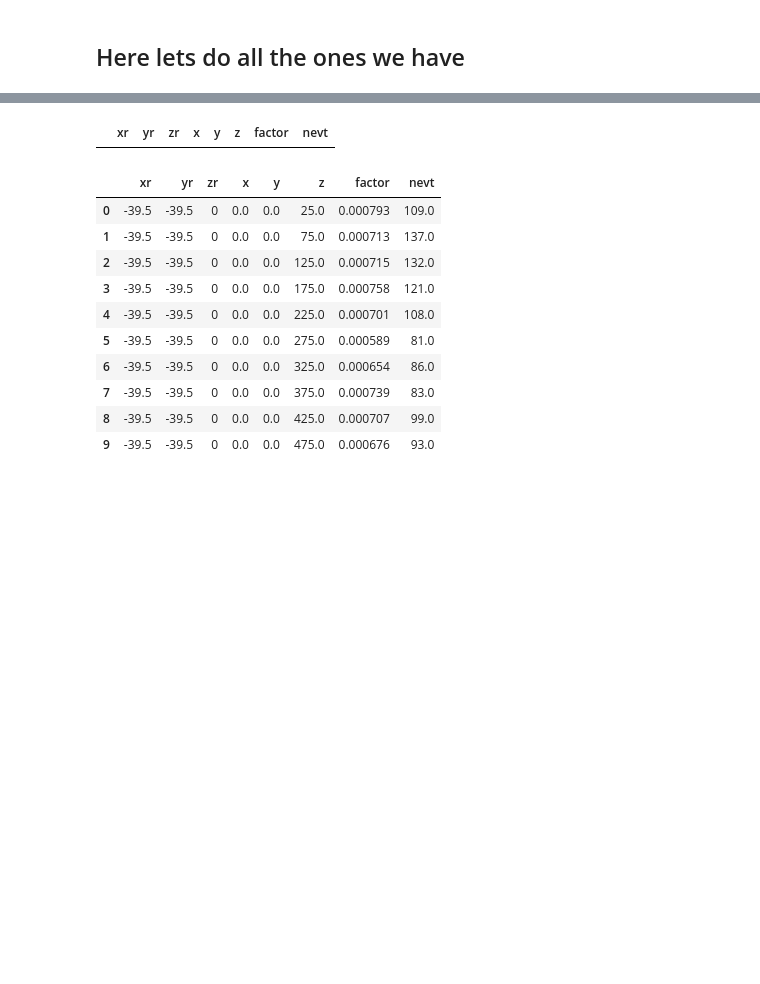
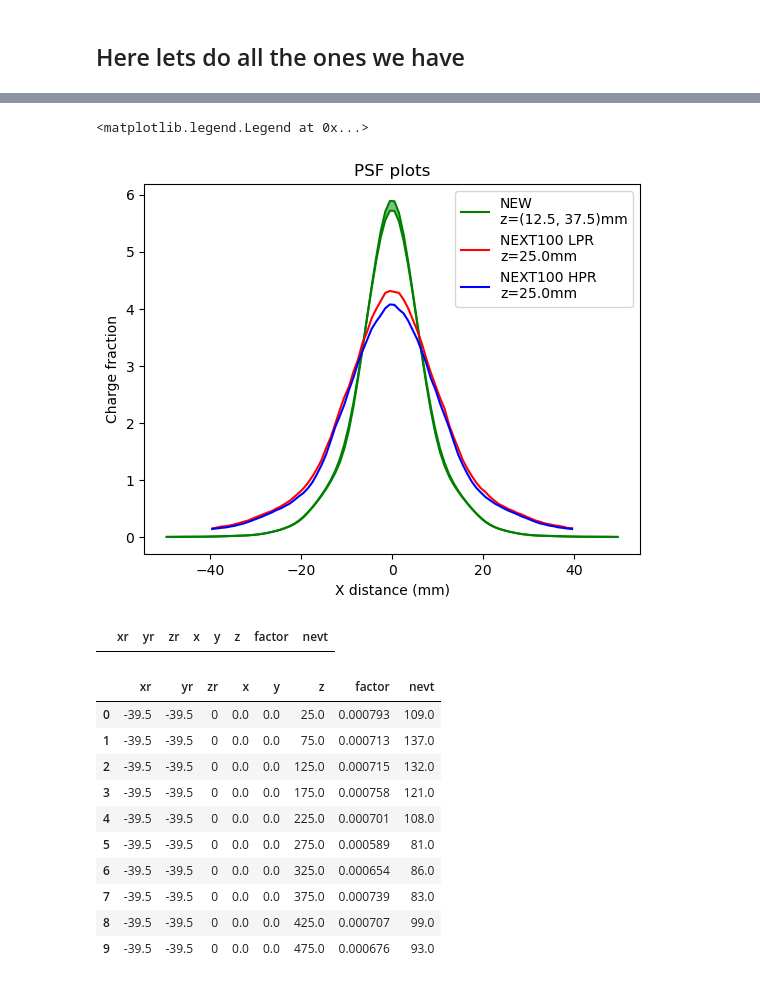
Before and after one commit to jwaiton/next_misc, a Jupyter notebook: Tl_studies/psf_study/modified_PSF_reader.ipynb, the cells around one changed output, grey strips where cells are left out. Drawn from its saved outputs; the diff is of its cells as text; code cells hidden in the pictures; blank space fills up the shorter version.

```diff
--- a/Tl_studies/psf_study/modified_PSF_reader.ipynb
+++ b/Tl_studies/psf_study/modified_PSF_reader.ipynb
@@ -77,6 +77,7 @@ psf_data9 = dstio.load_dst(psf_path + 'demopp.kr83m_DATA_RUN9.psf.h5', 'PSF', 'P
 psf_data10 = dstio.load_dst(psf_path + 'demopp.kr83m_DATA_RUN10.psf.h5', 'PSF', 'PSFs')
 psf_dataN100 = dstio.load_dst(psf_path + 'NEXT100_PSF_kr83m_5bar.h5', 'PSF', 'PSFs')
 psf_idk = dstio.load_dst(psf_path + 'V3_PSF_dst_bin1.0_sum_collapsed_rAll.h5', 'PSF', 'PSFs')
+psf_hpr = dstio.load_dst(psf_path + 'HPR/NEXT100_PSF_kr83m.h5', 'PSF', 'PSFs')
 
 psf = psf_data8 # THIS ISNT THE SAME AS ITS DATA NOT MC
 # %%
@@ -161,3 +221,28 @@ plt.legend()
+# %%
+### N100 HPR
+N100_hpr = psf_hpr[(psf_hpr.z == z_N100)]
+x_N100_HPR, y_N100_HPR = sorted(set(N100_hpr.xr)), N100_hpr.groupby(['xr'])['factor'].sum().values
+
+
+### plotting
+
+plt.plot(x_new_l, y_new_l, label = f'NEW\nz={z_new_band}mm', color = 'green')
+plt.plot(x_new_h, y_new_h, color = 'green')
+plt.fill_between(x_new_l, y_new_l, y_new_h, facecolor='green', alpha = 0.5)
+
+plt.plot(x_N100, y_N100, label = f'NEXT100 LPR\nz={z_N100}mm', color = 'red')
+
+plt.plot(x_N100_HPR, y_N100_HPR, label = f'NEXT100 HPR\nz={z_N100}mm', color = 'blue')
+
+
+
+plt.xlabel('X distance (mm)')
+plt.ylabel('Charge fraction')
+plt.title(f'PSF plots')
+plt.legend()
+# %% [output]
+<matplotlib.legend.Legend at 0x...>
+[figure, added]
 # %%
 psf_dataN100_cut
 # %% [output]
```
Also changed, not shown: parts of 8 cells of this notebook, 2 other files.
